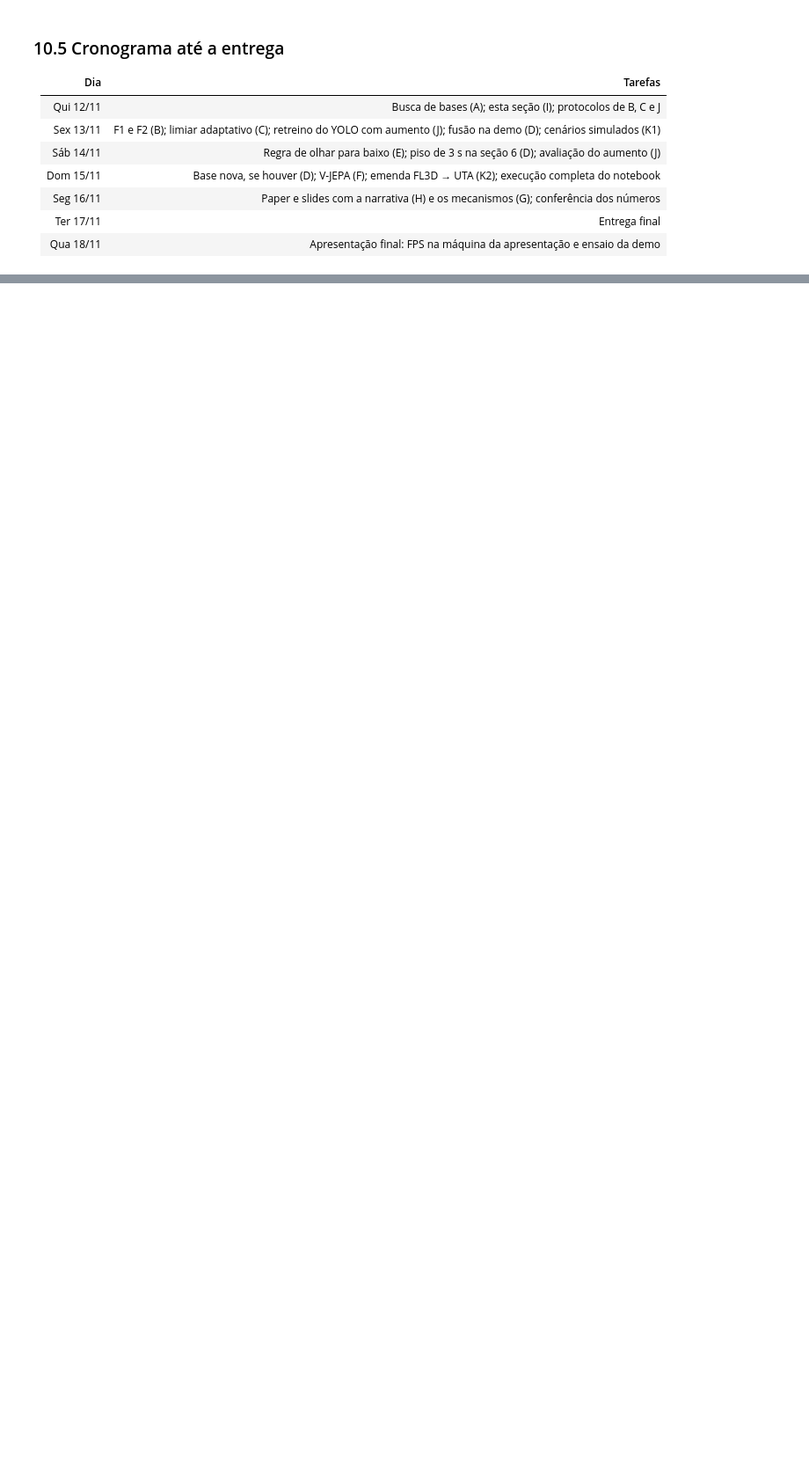
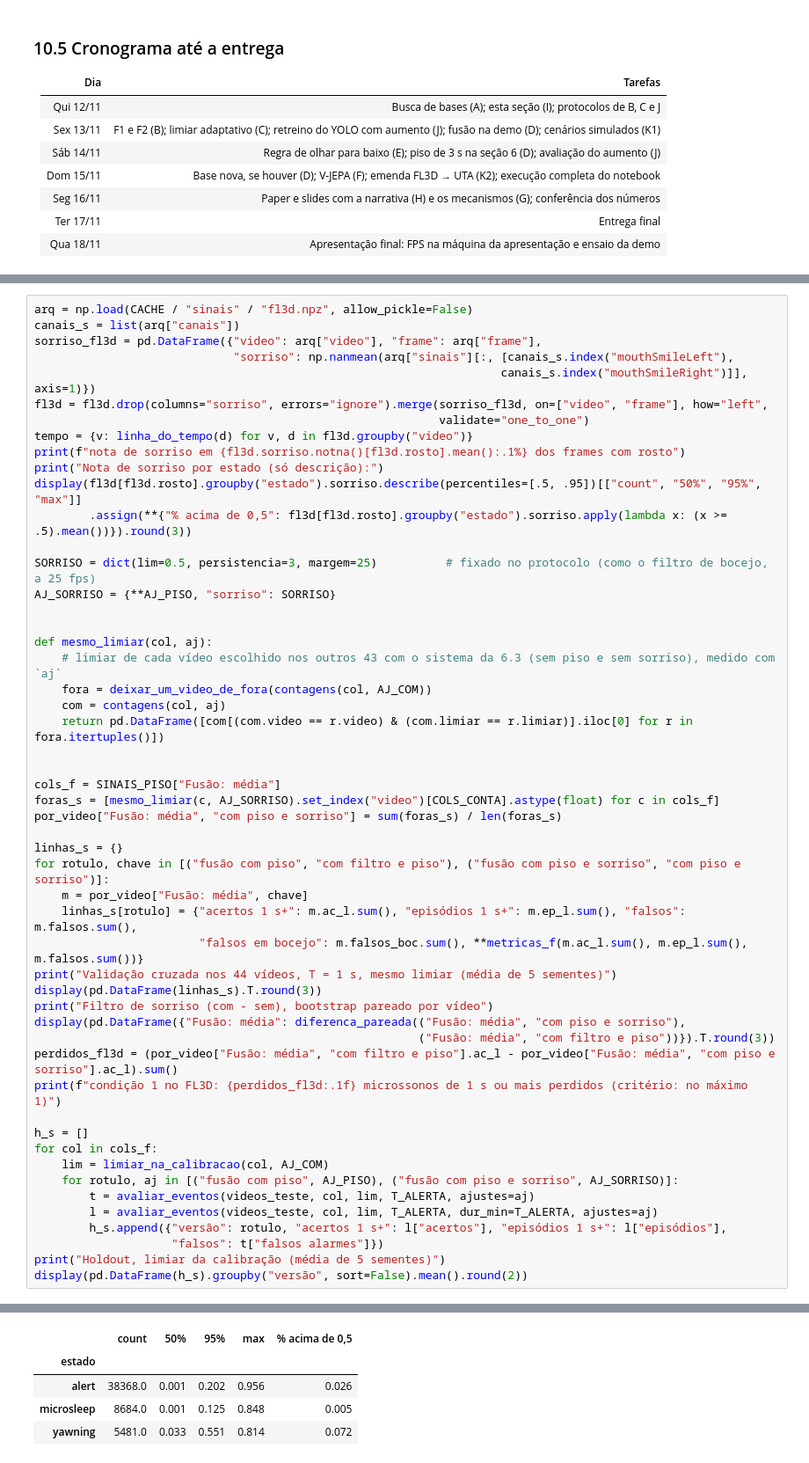
Before and after one commit to rcapozzielli/entrega_final_InsperAI_Wakely, a Jupyter notebook: wakely.ipynb, the cells around one changed output, grey strips where cells are left out. Shown at 88% size. Saved outputs shown, nothing was run; the diff lists cells and outputs as text; blank space fills up the shorter version.

```diff
--- a/wakely.ipynb
+++ b/wakely.ipynb
@@ -4570,0 +4744,53 @@ Um cuidado: o WACHsens não tem os mesmos sinais da webcam. Lá, a rede usa a ab
+# %%
+arq = np.load(CACHE / "sinais" / "fl3d.npz", allow_pickle=False)
+canais_s = list(arq["canais"])
+sorriso_fl3d = pd.DataFrame({"video": arq["video"], "frame": arq["frame"],
+                             "sorriso": np.nanmean(arq["sinais"][:, [canais_s.index("mouthSmileLeft"),
+                                                                    canais_s.index("mouthSmileRight")]], axis=1)})
+fl3d = fl3d.drop(columns="sorriso", errors="ignore").merge(sorriso_fl3d, on=["video", "frame"], how="left",
+                                                           validate="one_to_one")
+tempo = {v: linha_do_tempo(d) for v, d in fl3d.groupby("video")}
+print(f"nota de sorriso em {fl3d.sorriso.notna()[fl3d.rosto].mean():.1%} dos frames com rosto")
+print("Nota de sorriso por estado (só descrição):")
+display(fl3d[fl3d.rosto].groupby("estado").sorriso.describe(percentiles=[.5, .95])[["count", "50%", "95%", "max"]]
+        .assign(**{"% acima de 0,5": fl3d[fl3d.rosto].groupby("estado").sorriso.apply(lambda x: (x >= .5).mean())}).round(3))
+
+SORRISO = dict(lim=0.5, persistencia=3, margem=25)          # fixado no protocolo (como o filtro de bocejo, a 25 fps)
+AJ_SORRISO = {**AJ_PISO, "sorriso": SORRISO}
+
+
+def mesmo_limiar(col, aj):
+    # limiar de cada vídeo escolhido nos outros 43 com o sistema da 6.3 (sem piso e sem sorriso), medido com `aj`
+    fora = deixar_um_video_de_fora(contagens(col, AJ_COM))
+    com = contagens(col, aj)
+    return pd.DataFrame([com[(com.video == r.video) & (com.limiar == r.limiar)].iloc[0] for r in fora.itertuples()])
+
+
+cols_f = SINAIS_PISO["Fusão: média"]
+foras_s = [mesmo_limiar(c, AJ_SORRISO).set_index("video")[COLS_CONTA].astype(float) for c in cols_f]
+por_video["Fusão: média", "com piso e sorriso"] = sum(foras_s) / len(foras_s)
+
+linhas_s = {}
+for rotulo, chave in [("fusão com piso", "com filtro e piso"), ("fusão com piso e sorriso", "com piso e sorriso")]:
+    m = por_video["Fusão: média", chave]
+    linhas_s[rotulo] = {"acertos 1 s+": m.ac_l.sum(), "episódios 1 s+": m.ep_l.sum(), "falsos": m.falsos.sum(),
+                        "falsos em bocejo": m.falsos_boc.sum(), **metricas_f(m.ac_l.sum(), m.ep_l.sum(), m.falsos.sum())}
+print("Validação cruzada nos 44 vídeos, T = 1 s, mesmo limiar (média de 5 sementes)")
+display(pd.DataFrame(linhas_s).T.round(3))
+print("Filtro de sorriso (com - sem), bootstrap pareado por vídeo")
+display(pd.DataFrame({"Fusão: média": diferenca_pareada(("Fusão: média", "com piso e sorriso"),
+                                                        ("Fusão: média", "com filtro e piso"))}).T.round(3))
+perdidos_fl3d = (por_video["Fusão: média", "com filtro e piso"].ac_l - por_video["Fusão: média", "com piso e sorriso"].ac_l).sum()
+print(f"condição 1 no FL3D: {perdidos_fl3d:.1f} microssonos de 1 s ou mais perdidos (critério: no máximo 1)")
+
+h_s = []
+for col in cols_f:
+    lim = limiar_na_calibracao(col, AJ_COM)
+    for rotulo, aj in [("fusão com piso", AJ_PISO), ("fusão com piso e sorriso", AJ_SORRISO)]:
+        t = avaliar_eventos(videos_teste, col, lim, T_ALERTA, ajustes=aj)
+        l = avaliar_eventos(videos_teste, col, lim, T_ALERTA, dur_min=T_ALERTA, ajustes=aj)
+        h_s.append({"versão": rotulo, "acertos 1 s+": l["acertos"], "episódios 1 s+": l["episódios"],
+                    "falsos": t["falsos alarmes"]})
+print("Holdout, limiar da calibração (média de 5 sementes)")
+display(pd.DataFrame(h_s).groupby("versão", sort=False).mean().round(2))
+# %% [output]
@@ -4570,0 +4799,5 @@ Um cuidado: o WACHsens não tem os mesmos sinais da webcam. Lá, a rede usa a ab
+|  | count | 50% | 95% | max | % acima de 0,5 |
+| estado |  |  |  |  |  |
+| alert | 38368.0 | 0.001 | 0.202 | 0.956 | 0.026 |
+| microsleep | 8684.0 | 0.001 | 0.125 | 0.848 | 0.005 |
+| yawning | 5481.0 | 0.033 | 0.551 | 0.814 | 0.072 |
```
Also changed, not shown: parts of 17 cells of this notebook, 6 other files.
